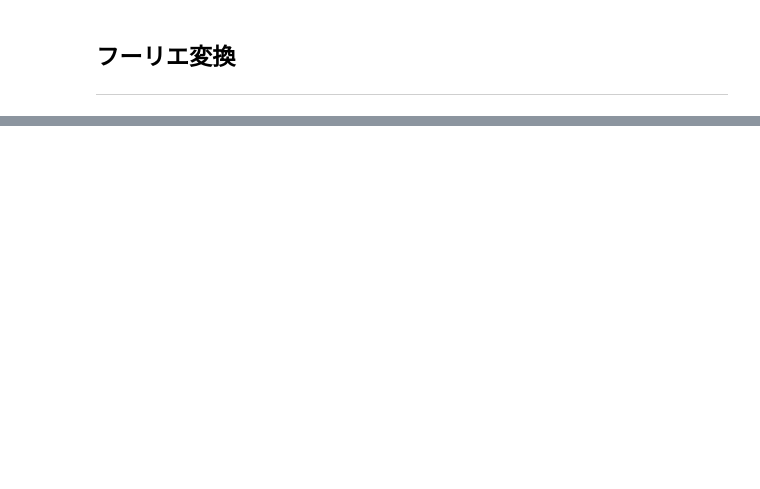
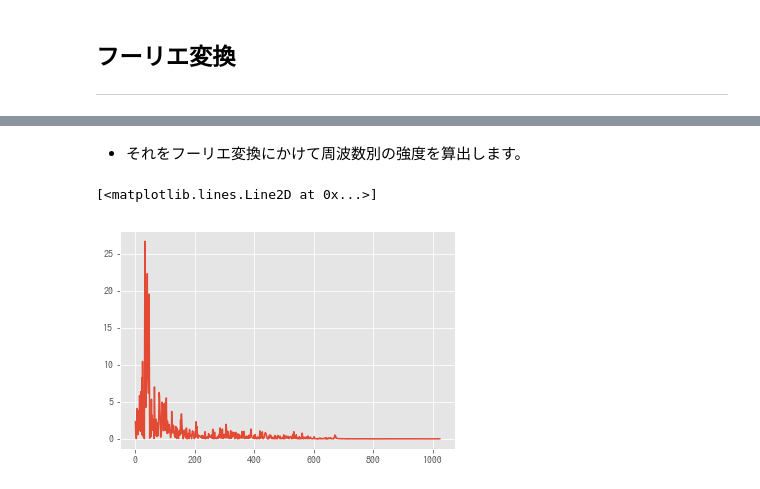
Before and after one commit to seiichiinoue/odcnn, a Jupyter notebook: trial/trial.ipynb, the cells around one changed output, grey strips where cells are left out. Cells and saved outputs as stored; diff of their text form; code cells hidden in the pictures; blank space fills up the shorter version.

```diff
--- a/trial/trial.ipynb
+++ b/trial/trial.ipynb
@@ -170,0 +191,8 @@ sf.write('new.wav', data, samplerate)
+# %% [markdown]
+- それをフーリエ変換にかけて周波数別の強度を算出します。
+# %%
+s = stft(music[512*100:512*101, 0])
+plt.plot(abs(s[:, 0]))
+# %% [output]
+[<matplotlib.lines.Line2D at 0x...>]
+[figure, added]
```
Also changed, not shown: parts of 13 cells of this notebook, 3 other files.
